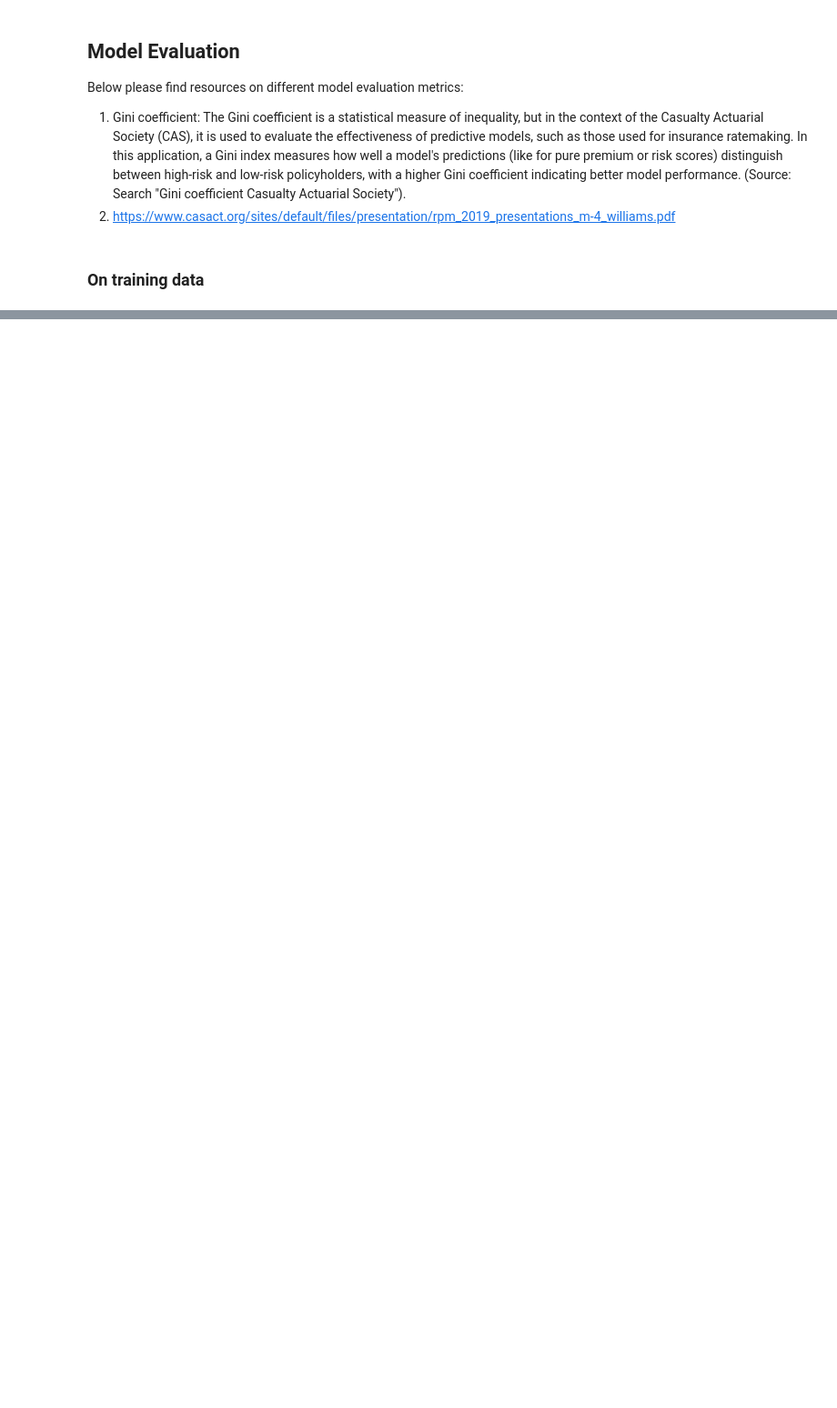
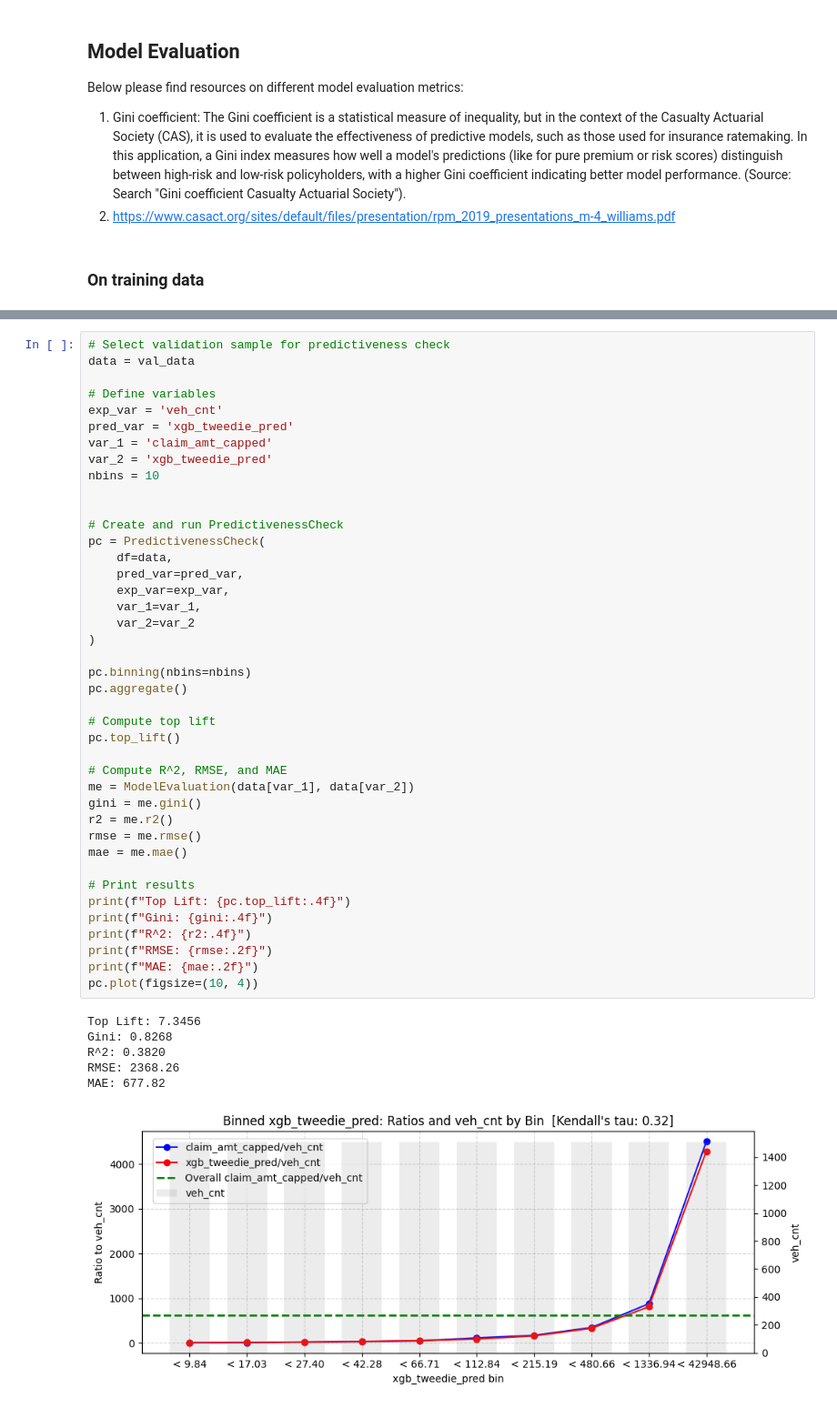
Before and after one commit to mengjin67/data_science_bootcamp_lecture_1, a Jupyter notebook: analysis_pipeline/model_selection.ipynb, the cells around one changed output, grey strips where cells are left out. Shown at 91% size. Saved outputs shown, nothing was run; the diff lists cells and outputs as text; blank space fills up the shorter version.

```diff
--- a/analysis_pipeline/model_selection.ipynb
+++ b/analysis_pipeline/model_selection.ipynb
@@ -226,0 +226,48 @@ TypeError: 'numpy.float64' object is not callable
+# %%
+# Select validation sample for predictiveness check
+data = val_data
+
+# Define variables
+exp_var = 'veh_cnt'
+pred_var = 'xgb_tweedie_pred'
+var_1 = 'claim_amt_capped'
+var_2 = 'xgb_tweedie_pred'
+nbins = 10
+
+
+# Create and run PredictivenessCheck
+pc = PredictivenessCheck(
+    df=data,
+    pred_var=pred_var,
+    exp_var=exp_var,
+    var_1=var_1,
+    var_2=var_2
+)
+
+pc.binning(nbins=nbins)
+pc.aggregate()
+
+# Compute top lift
+pc.top_lift()
+
+# Compute R^2, RMSE, and MAE
+me = ModelEvaluation(data[var_1], data[var_2])
+gini = me.gini()
+r2 = me.r2()
+rmse = me.rmse()
+mae = me.mae()
+
+# Print results
+print(f"Top Lift: {pc.top_lift:.4f}")
+print(f"Gini: {gini:.4f}")
+print(f"R^2: {r2:.4f}")
+print(f"RMSE: {rmse:.2f}")
+print(f"MAE: {mae:.2f}")
+pc.plot(figsize=(10, 4))
+# %% [output]
+Top Lift: 7.3456
+Gini: 0.8268
+R^2: 0.3820
+RMSE: 2368.26
+MAE: 677.82
+[figure, added]
```
Also changed, not shown: parts of 14 cells of this notebook, 8 other files.
